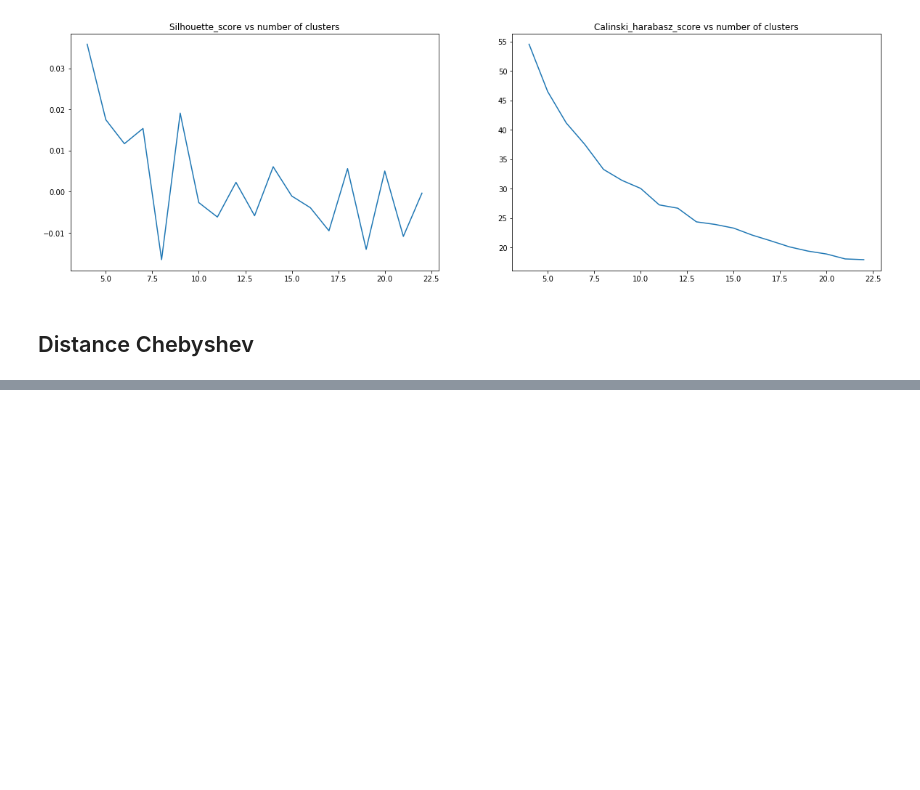
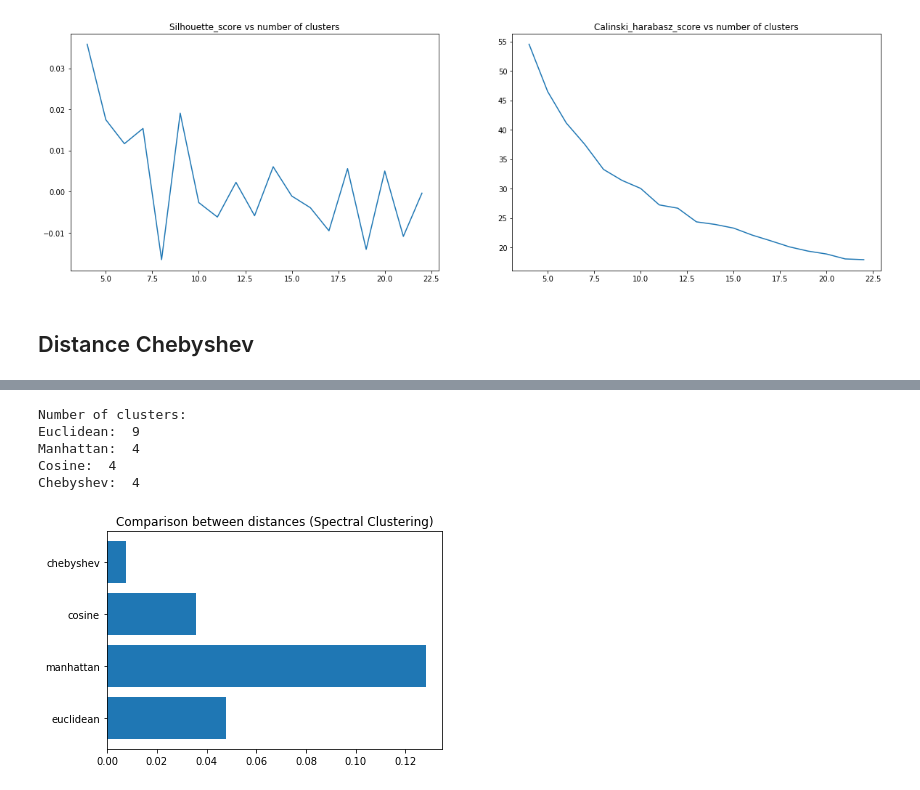
Before and after one commit to FirasAzzouz/Projet-S8, a Jupyter notebook: Clustering Kmeans (1ère base).ipynb, the cells around one changed output, grey strips where cells are left out. Cells and saved outputs as stored; diff of their text form; code cells hidden in the pictures; blank space fills up the shorter version.

```diff
--- a/Clustering Kmeans (1ère base).ipynb
+++ b/Clustering Kmeans (1ère base).ipynb
@@ -179,0 +186,27 @@ plt.show()
+# %%
+silhouette_euclidean = np.load(os.path.join(os.path.abspath("résultats"),"Silhouette_score_kmeans(euclidean).npy"))
+silhouette_manhattan = np.load(os.path.join(os.path.abspath("résultats"),"Silhouette_score_kmeans(manhattan).npy"))
+silhouette_cosine = np.load(os.path.join(os.path.abspath("résultats"),"Silhouette_score_kmeans(cosine).npy"))
+silhouette_chebyshev = np.load(os.path.join(os.path.abspath("résultats"),"Silhouette_score_kmeans(chebyshev).npy"))
+
+distances = ["euclidean", "manhattan", "cosine", "chebyshev"]
+silhouette = [np.max(silhouette_euclidean), np.max(silhouette_manhattan), np.max(silhouette_cosine), np.max(silhouette_chebyshev)]
+k_all = np.array([np.argmax(silhouette_euclidean), np.argmax(silhouette_manhattan), \
+                  np.argmax(silhouette_cosine), np.argmax(silhouette_chebyshev)]) + 4
+
+print('Number of clusters: ')
+print('Euclidean: ', k_all[0])
+print('Manhattan: ', k_all[1])
+print('Cosine: ', k_all[2])
+print('Chebyshev: ', k_all[3])
+plt.figure()
+plt.barh(distances, silhouette)
+plt.title("Comparison between distances (Spectral Clustering)")
+plt.show()
+# %% [output]
+Number of clusters:
+Euclidean:  9
+Manhattan:  4
+Cosine:  4
+Chebyshev:  4
+[figure, added]
```
Also changed, not shown: parts of 3 cells of this notebook.
